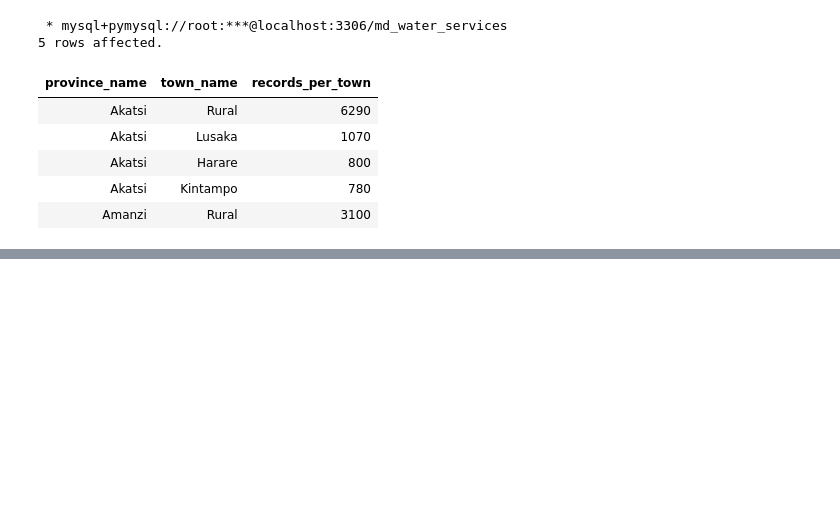
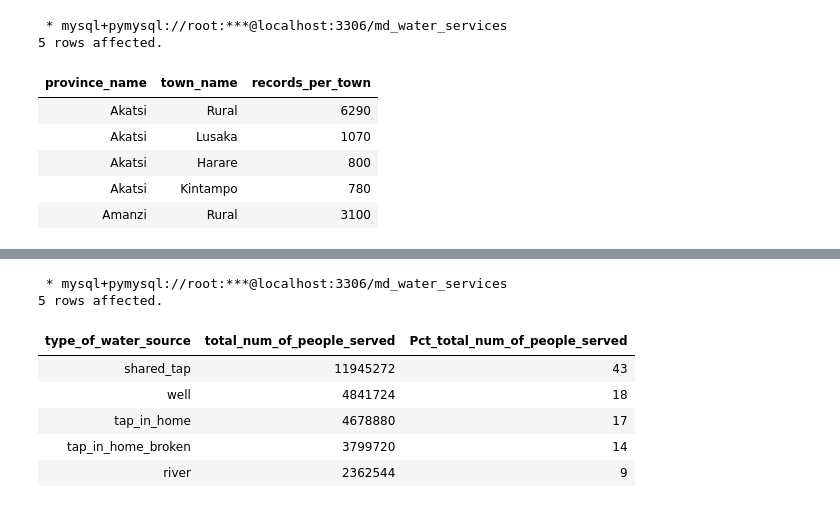
Before and after one commit to Quayson97/Restoring-the-lifeblood-of-Maji-Ndogo, a Jupyter notebook: MD_water_crisis-analysis/Unveil_MD_water_crisis.ipynb, the cells around one changed output, grey strips where cells are left out. Cells and saved outputs as stored; diff of their text form; code cells hidden in the pictures; blank space fills up the shorter version.

Commit message:
Analysed the water sources table

```diff
--- a/MD_water_crisis-analysis/Unveil_MD_water_crisis.ipynb
+++ b/MD_water_crisis-analysis/Unveil_MD_water_crisis.ipynb
@@ -288,0 +397,24 @@ SELECT
+# %%
+%%sql
+# Percentage of total number of people served by each type of water
+# NB:  27628140 is the total number of people surveyed in question one of this analysis
+
+SELECT
+    type_of_water_source,
+    SUM(number_of_people_served) AS total_num_of_people_served,
+    ROUND(SUM(number_of_people_served)/27628140 *100) AS Pct_total_num_of_people_served
+FROM
+    Water_source
+GROUP BY
+    type_of_water_source
+ORDER BY
+    SUM(number_of_people_served) DESC;
+# %% [output]
+ * mysql+pymysql://root:***@localhost:3306/md_water_services
+5 rows affected.
+| type_of_water_source | total_num_of_people_served | Pct_total_num_of_people_served |
+| shared_tap | 11945272 | 43 |
+| well | 4841724 | 18 |
+| tap_in_home | 4678880 | 17 |
+| tap_in_home_broken | 3799720 | 14 |
+| river | 2362544 | 9 |
```
Also changed, not shown: parts of 10 cells of this notebook.
